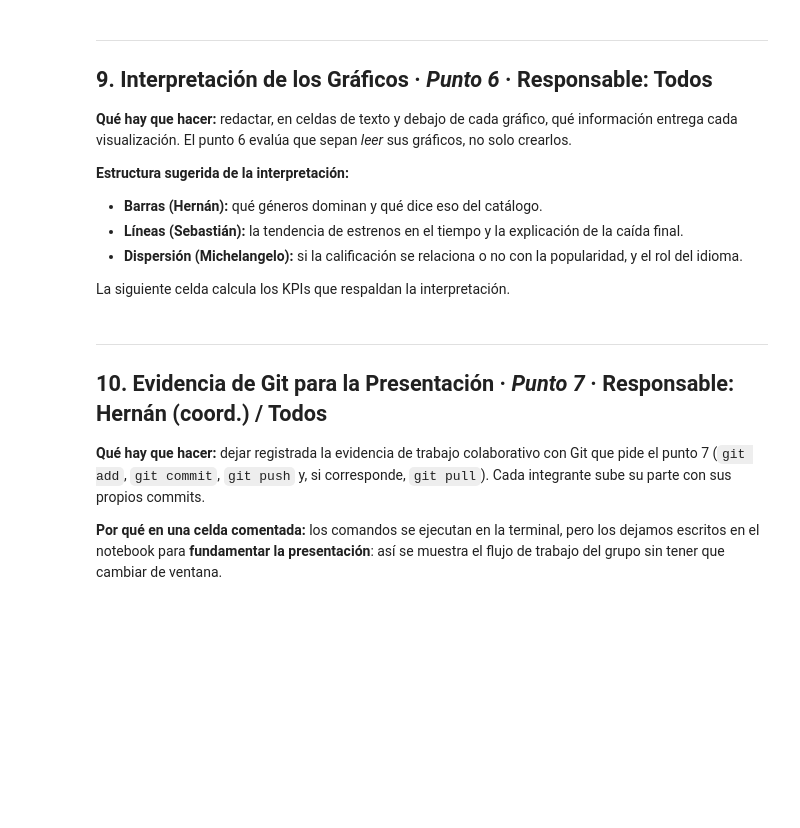
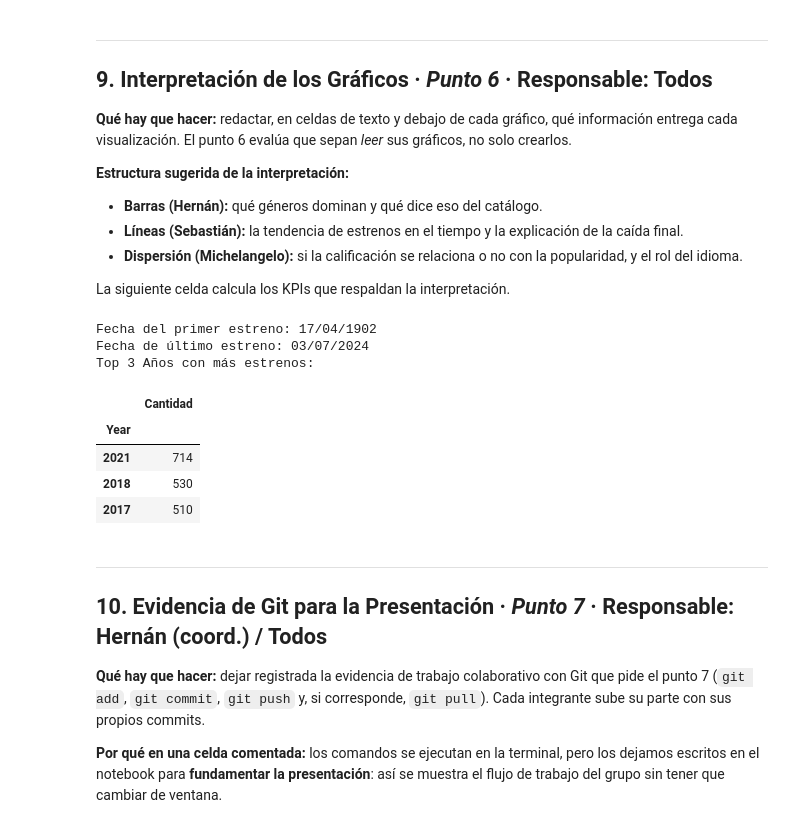
Before and after one commit to HerTech24/eval-parcial3-grupo2, a Jupyter notebook: EA3_PPCD_grupo2.ipynb, the cells around one changed output. Drawn from its saved outputs; the diff is of its cells as text; code cells hidden in the pictures; blank space fills up the shorter version.

Commit message:
Implementación de KPIs de fechas

```diff
--- a/EA3_PPCD_grupo2.ipynb
+++ b/EA3_PPCD_grupo2.ipynb
@@ -357,13 +357,34 @@ La siguiente celda calcula los KPIs que respaldan la interpretación.
 # %%
 # ─────────────────────────────────────────────────────────────────────────────
 # CELDA 9 - KPIs de respaldo para la interpretacion  (Responsable: Todos)
 # ─────────────────────────────────────────────────────────────────────────────
 
 # TODO [Todos]: descomentar cuando la limpieza y los graficos esten listos.
 # print("Total de peliculas:", len(df))
 # print("Genero mas frecuente:", top_generos.iloc[0]["genero"])
 # print("Nota promedio:", round(df["Vote_Average"].mean(), 2), "/ 10")
 # print("Pelicula mas popular:", df.loc[df["Popularity"].idxmax(), "Title"])
+
+
+primer_estreno = df.sort_values(by="Release_Date")["Release_Date"].iloc[0]
+print(f"Fecha del primer estreno: {pd.Timestamp(primer_estreno).strftime('%d/%m/%Y')}")
+
+ultimo_estreno = df.sort_values(by="Release_Date", ascending=False)["Release_Date"].iloc[0]
+print(f"Fecha de último estreno: {pd.Timestamp(ultimo_estreno).strftime('%d/%m/%Y')}")
+
+por_anio["Year"] = por_anio["Year"].apply(lambda x: f"{x:.0f}")
+top_anio = por_anio.sort_values(by="Cantidad", ascending=False).head(3).set_index("Year")
+print("Top 3 Años con más estrenos:")
+display(top_anio)
+# %% [output]
+Fecha del primer estreno: 17/04/1902
+Fecha de último estreno: 03/07/2024
+Top 3 Años con más estrenos:
+|  | Cantidad |
+| Year |  |
+| 2021 | 714 |
+| 2018 | 530 |
+| 2017 | 510 |
 # %% [markdown]
 ---
 ## 10. Evidencia de Git para la Presentación  ·  *Punto 7*  ·  **Responsable: Hernán (coord.) / Todos**
```
